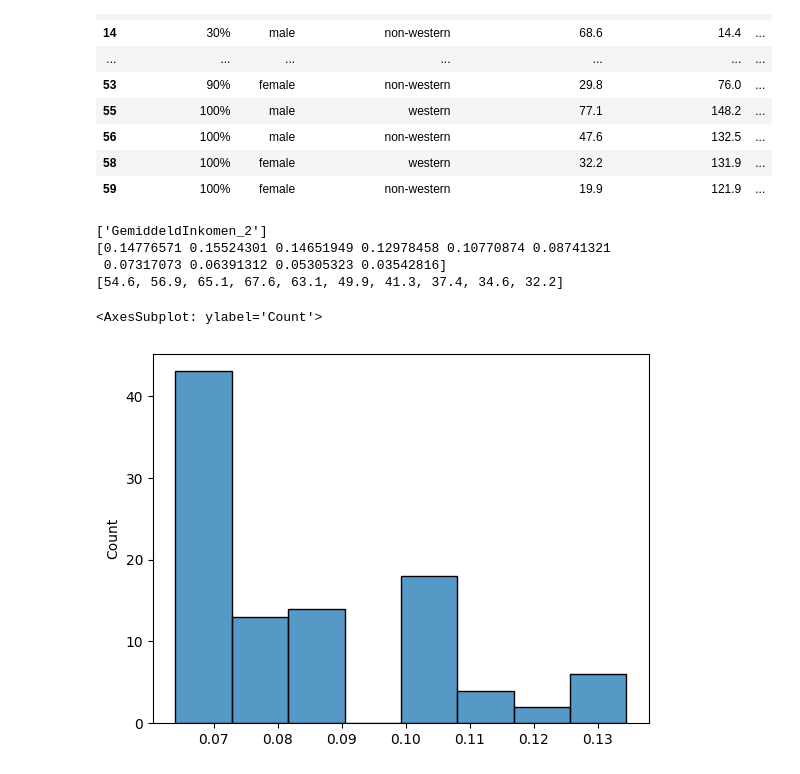
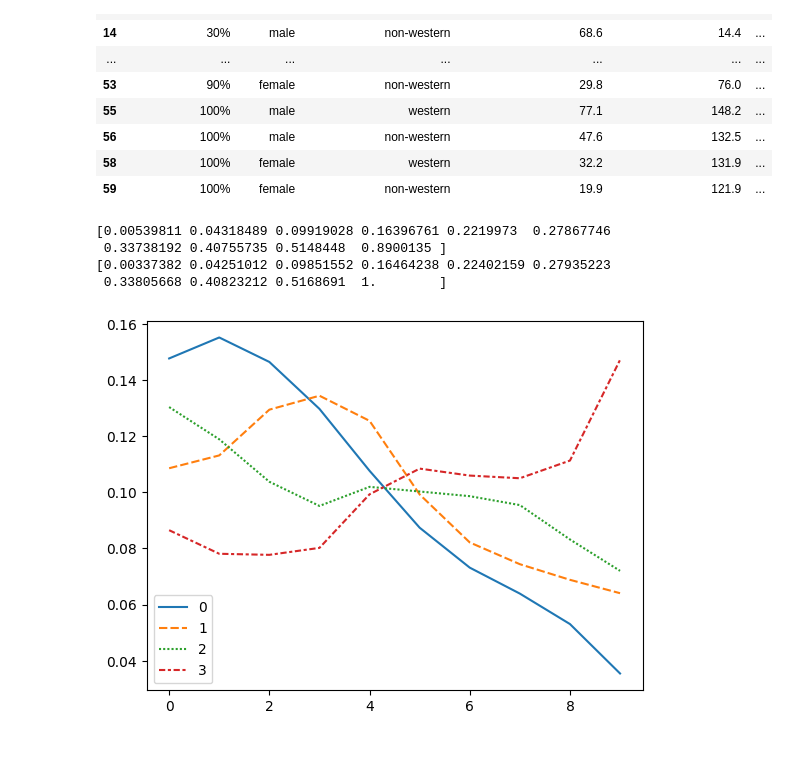
Before and after one commit to Le-Ty/abm_dm_impact, a Jupyter notebook: basic/notebooks/distributions.ipynb, the cells around one changed output. Cells and saved outputs as stored; diff of their text form; code cells hidden in the pictures.

Commit message:
finished distributions

```diff
--- a/basic/notebooks/distributions.ipynb
+++ b/basic/notebooks/distributions.ipynb
@@ -122,54 +122,57 @@ df_mw = df_mw.set_index('Inkomensklassen')
 df_mnw = df_m.set_index('KenmerkenVanPersonen')
 df_mnw = df_mnw.loc['non-western']
 df_mnw = df_mnw.set_index('Inkomensklassen')
 
 
 df_fw = df_f.set_index('KenmerkenVanPersonen')
 df_fw = df_fw.loc['western']
 df_fw = df_fw.set_index('Inkomensklassen')
 # df_mw[['PersonenMetInkomen_1','GemiddeldInkomen_2']]
 
 df_fnw = df_f.set_index('KenmerkenVanPersonen')
 df_fnw = df_fnw.loc['non-western']
 df_fnw = df_fnw.set_index('Inkomensklassen')
 
 # variable for n by gender and race
 n_mw = df_mw[['PersonenMetInkomen_1']].sum()
 n_mnw = df_mnw[['PersonenMetInkomen_1']].sum()
 n_fw = df_fw[['PersonenMetInkomen_1']].sum()
 n_fnw = df_fnw[['PersonenMetInkomen_1']].sum()
 
-
+# maybe not normalize but cap at 1 -> divide by highest number over all gemiddelde inkom?
 d_fnw= np.array(df_fnw[['PersonenMetInkomen_1']]/ df_fnw[['PersonenMetInkomen_1']].sum()).flatten()
 d_mw = np.array(df_mw[['PersonenMetInkomen_1']]/ df_mw[['PersonenMetInkomen_1']].sum()).flatten()
 d_mnw = np.array(df_mnw[['PersonenMetInkomen_1']]/ df_mnw[['PersonenMetInkomen_1']].sum()).flatten()
 d_fw = np.array(df_fw[['PersonenMetInkomen_1']]/ df_fw[['PersonenMetInkomen_1']].sum()).flatten()
 
-v_fnw = np.array(df_fnw[['GemiddeldInkomen_2']]/ df_fnw[['GemiddeldInkomen_2']].sum()).flatten()
-v_mw = np.array(df_mw[['GemiddeldInkomen_2']]/ df_mw[['GemiddeldInkomen_2']].sum()).flatten()
-v_mnw = np.array(df_mnw[['GemiddeldInkomen_2']]/ df_mnw[['GemiddeldInkomen_2']].sum()).flatten()
-v_fw = np.array(df_fw[['GemiddeldInkomen_2']]/ df_fw[['GemiddeldInkomen_2']].sum()).flatten()
-
-a = (list(df_fw[['GemiddeldInkomen_2']]))
-print(a)
-b = (np.array(df_fw[['PersonenMetInkomen_1']]))
-print(d_fnw.flatten())
-print(list(b.flatten()))
-
-res_fnw = (random.choices(d_fnw, weights=v_fnw, k=100))
-res_mw = (random.choices(d_mw, weights=v_mw, k=100))
-res_mnw = (random.choices(d_mnw, weights=v_mnw, k=100))
-res_fw = (random.choices(d_fw, weights=v_fw, k=100))
+v_fnw = np.array(df_fnw[['GemiddeldInkomen_2']]/ df[['GemiddeldInkomen_2']].max()).flatten()
+v_mw = np.array(df_mw[['GemiddeldInkomen_2']]/ df[['GemiddeldInkomen_2']].max()).flatten()
+v_mnw = np.array(df_mnw[['GemiddeldInkomen_2']]/ df[['GemiddeldInkomen_2']].max()).flatten()
+v_fw = np.array(df_fw[['GemiddeldInkomen_2']]/ df[['GemiddeldInkomen_2']].max()).flatten()
+# print(df_mw[['PersonenMetInkomen_1']])
+# a = (list(df_fw[['GemiddeldInkomen_2']]))
+# print(a)
+# b = (np.array(df_fw[['PersonenMetInkomen_1']]))
+# print(d_fnw.flatten())
+# print(list(b.flatten()))
 
 
-# sns.histplot(res_fnw)
+
+sns.lineplot([d_fnw, d_fw,d_mnw, d_mw])
+# ax.legend(['female non-western','female western','male non-western', 'male western'])
+
+
 # sns.histplot(res_mw)
 # sns.histplot(res_mnw)
-sns.histplot(res_fw)
+# sns.histplot(res_fw)
+# plt.legend(title='Income Distribution', loc='upper left', labels=['female non-western', 'mlae western', 'male non-western', 'female western'])
+# plt.show()
+
+print(v_fw)
+print(v_mw)
 # %% [output]
-['GemiddeldInkomen_2']
-[0.14776571 0.15524301 0.14651949 0.12978458 0.10770874 0.08741321
- 0.07317073 0.06391312 0.05305323 0.03542816]
-[54.6, 56.9, 65.1, 67.6, 63.1, 49.9, 41.3, 37.4, 34.6, 32.2]
+[0.00539811 0.04318489 0.09919028 0.16396761 0.2219973  0.27867746
+ 0.33738192 0.40755735 0.5148448  0.8900135 ]
+[0.00337382 0.04251012 0.09851552 0.16464238 0.22402159 0.27935223
+ 0.33805668 0.40823212 0.5168691  1.        ]
-<AxesSubplot: ylabel='Count'>
-[figure, old version]
+[figure, new version]
```
Also changed, not shown: parts of 3 cells of this notebook.
